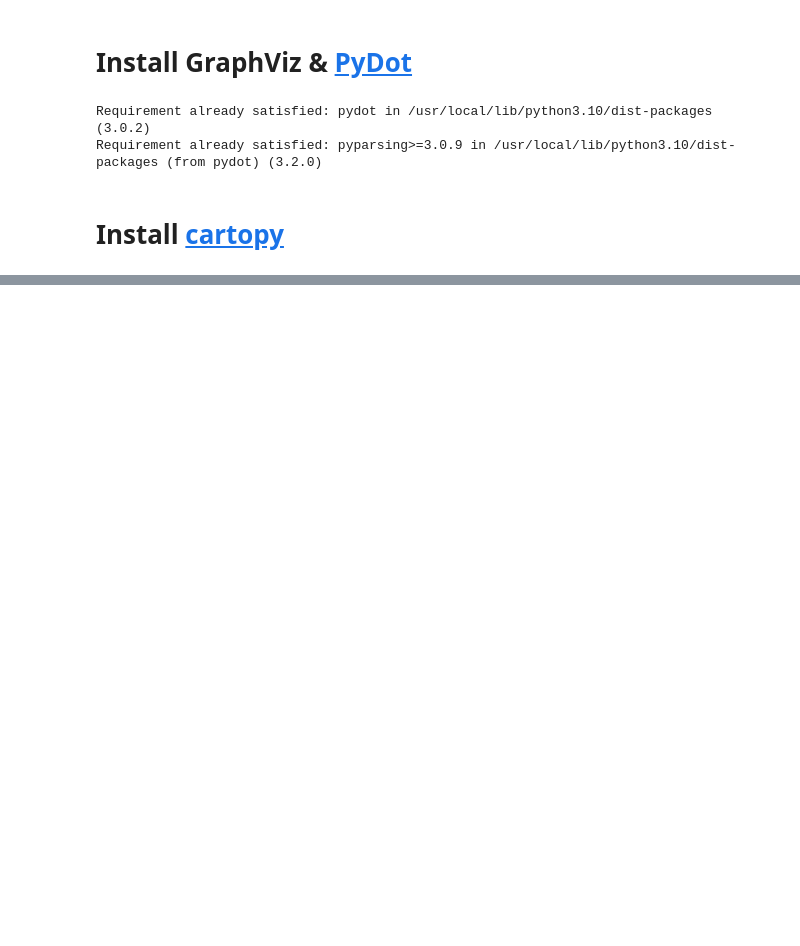
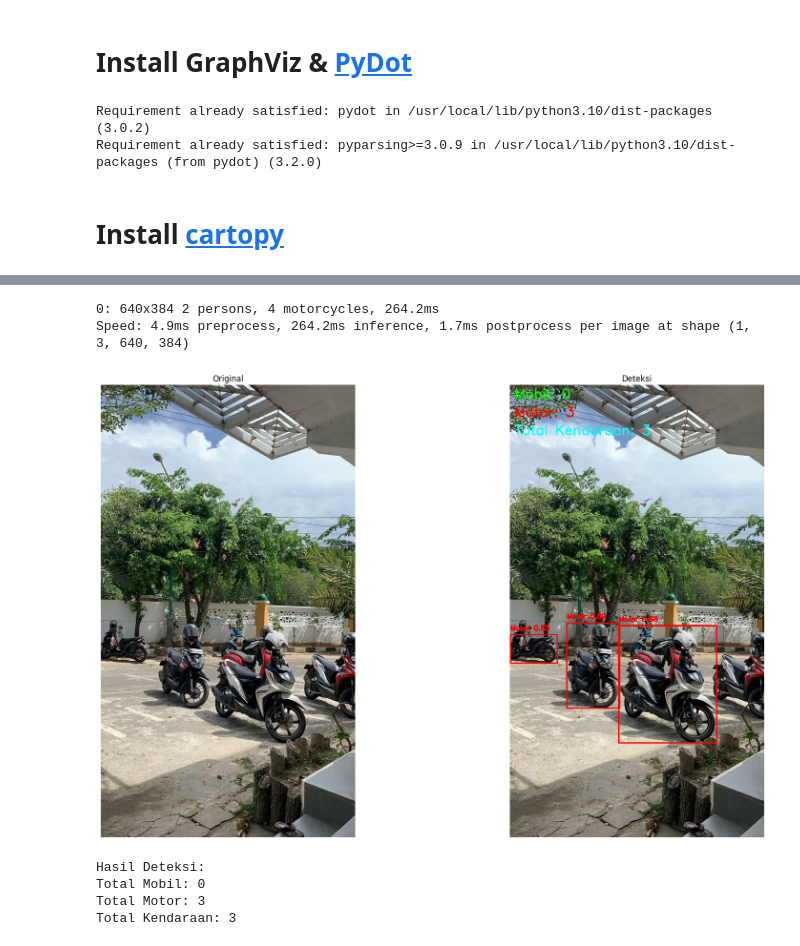
Before and after one commit to latifurrahmanalhamida/PCVK_244107027017_M-LATIFUR, a Jupyter notebook: Tugas_PCVK_M_Latifur.ipynb, the cells around one changed output, grey strips where cells are left out. Saved outputs shown, nothing was run; the diff lists cells and outputs as text; code cells hidden in the pictures; blank space fills up the shorter version.

```diff
--- a/Tugas_PCVK_M_Latifur.ipynb
+++ b/Tugas_PCVK_M_Latifur.ipynb
@@ -257,0 +333,28 @@ Total Kendaraan: 3
+# %%
+if __name__ == "__main__":
+    # Image path
+    image_path = '/content/drive/MyDrive/pcvk/parkiran 4.jpg'
+
+    try:
+        # Process detection
+        original_image, annotated_image, total_cars, total_motorcycles = detect_vehicles(image_path)
+
+        # Display results
+        display_results(original_image, annotated_image, total_cars, total_motorcycles)
+
+        # Print detection results
+        print("\nHasil Deteksi:")
+        print(f"Total Mobil: {total_cars}")
+        print(f"Total Motor: {total_motorcycles}")
+        print(f"Total Kendaraan: {total_cars + total_motorcycles}")
+
+    except Exception as e:
+        print(f"Error in processing the image: {str(e)}")
+# %% [output]
+0: 640x384 2 persons, 4 motorcycles, 264.2ms
+Speed: 4.9ms preprocess, 264.2ms inference, 1.7ms postprocess per image at shape (1, 3, 640, 384)
+[figure, added]
+Hasil Deteksi:
+Total Mobil: 0
+Total Motor: 3
+Total Kendaraan: 3
```
Also changed, not shown: parts of 7 cells of this notebook.
